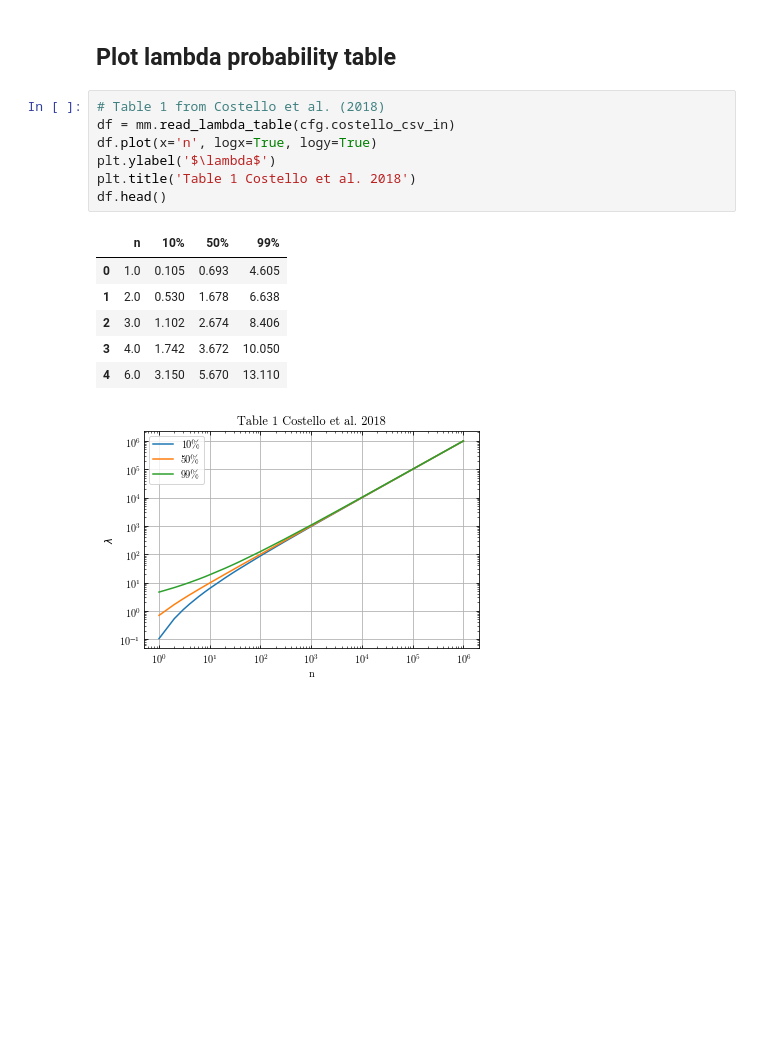
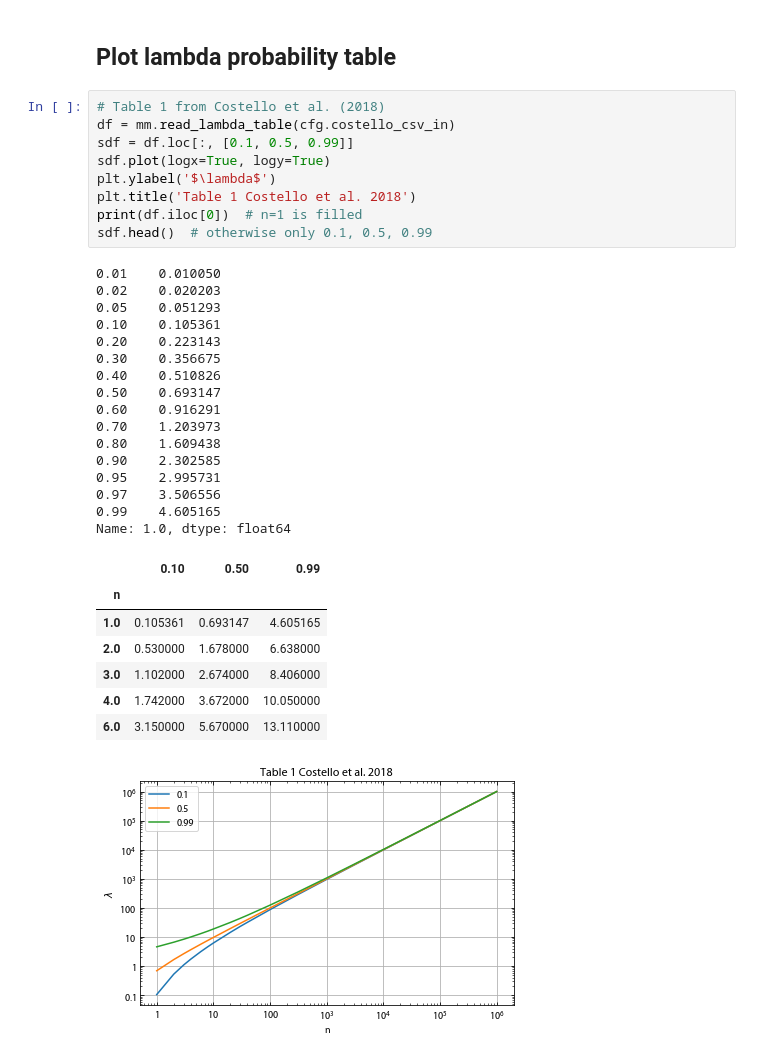
Before and after one commit to cjtu/moonpies, a Jupyter notebook: notebooks/overturn_figs.ipynb, the cells around one changed output. Drawn from its saved outputs; the diff is of its cells as text; blank space fills up the shorter version.

```diff
--- a/notebooks/overturn_figs.ipynb
+++ b/notebooks/overturn_figs.ipynb
@@ -146,15 +97,34 @@ plt.show()
 # %%
 # Table 1 from Costello et al. (2018)
 df = mm.read_lambda_table(cfg.costello_csv_in)
-df.plot(x='n', logx=True, logy=True)
+sdf = df.loc[:, [0.1, 0.5, 0.99]]
+sdf.plot(logx=True, logy=True)
 plt.ylabel('$\lambda$')
 plt.title('Table 1 Costello et al. 2018')
-df.head()
+print(df.iloc[0])  # n=1 is filled
+sdf.head()  # otherwise only 0.1, 0.5, 0.99
 # %% [output]
+0.01    0.010050
+0.02    0.020203
+0.05    0.051293
+0.10    0.105361
+0.20    0.223143
+0.30    0.356675
+0.40    0.510826
+0.50    0.693147
+0.60    0.916291
+0.70    1.203973
+0.80    1.609438
+0.90    2.302585
+0.95    2.995731
+0.97    3.506556
+0.99    4.605165
+Name: 1.0, dtype: float64
-|  | n | 10% | 50% | 99% |
-| 0 | 1.0 | 0.105 | 0.693 | 4.605 |
-| 1 | 2.0 | 0.530 | 1.678 | 6.638 |
-| 2 | 3.0 | 1.102 | 2.674 | 8.406 |
-| 3 | 4.0 | 1.742 | 3.672 | 10.050 |
-| 4 | 6.0 | 3.150 | 5.670 | 13.110 |
+|  | 0.10 | 0.50 | 0.99 |
+| n |  |  |  |
+| 1.0 | 0.105361 | 0.693147 | 4.605165 |
+| 2.0 | 0.530000 | 1.678000 | 6.638000 |
+| 3.0 | 1.102000 | 2.674000 | 8.406000 |
+| 4.0 | 1.742000 | 3.672000 | 10.050000 |
+| 6.0 | 3.150000 | 5.670000 | 13.110000 |
-[figure, old version]
+[figure, new version]
```
Also changed, not shown: parts of 5 cells of this notebook, 2 other files.
